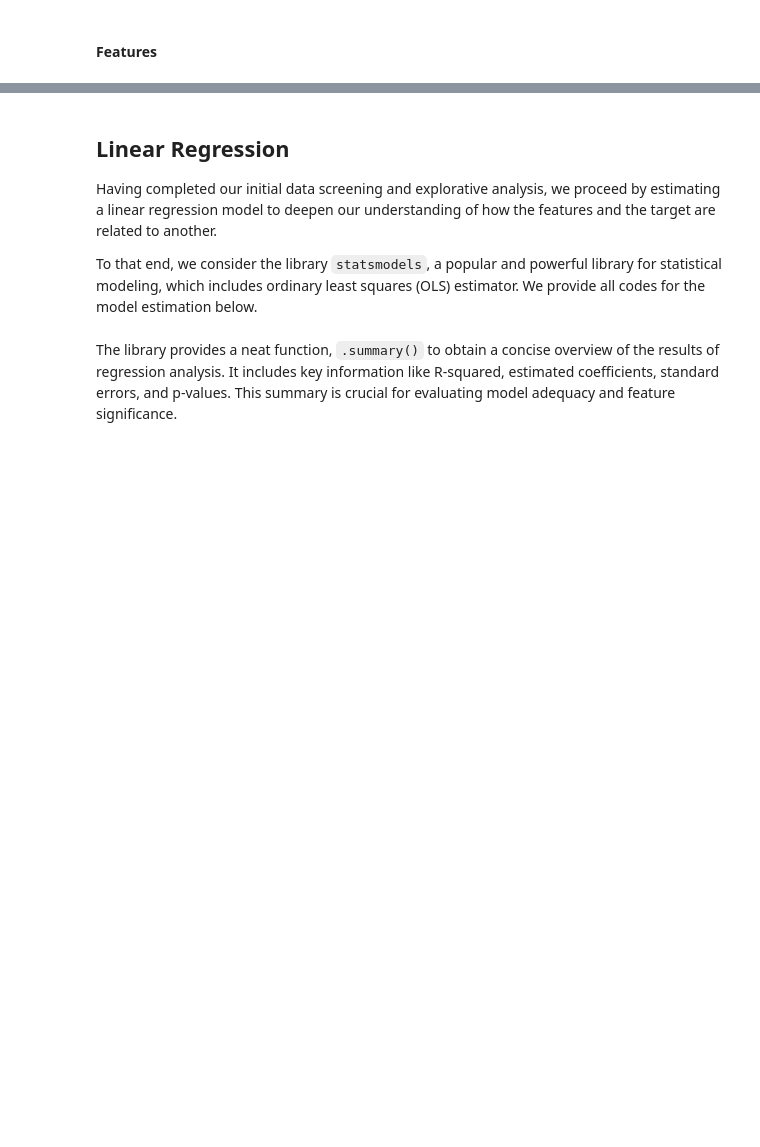
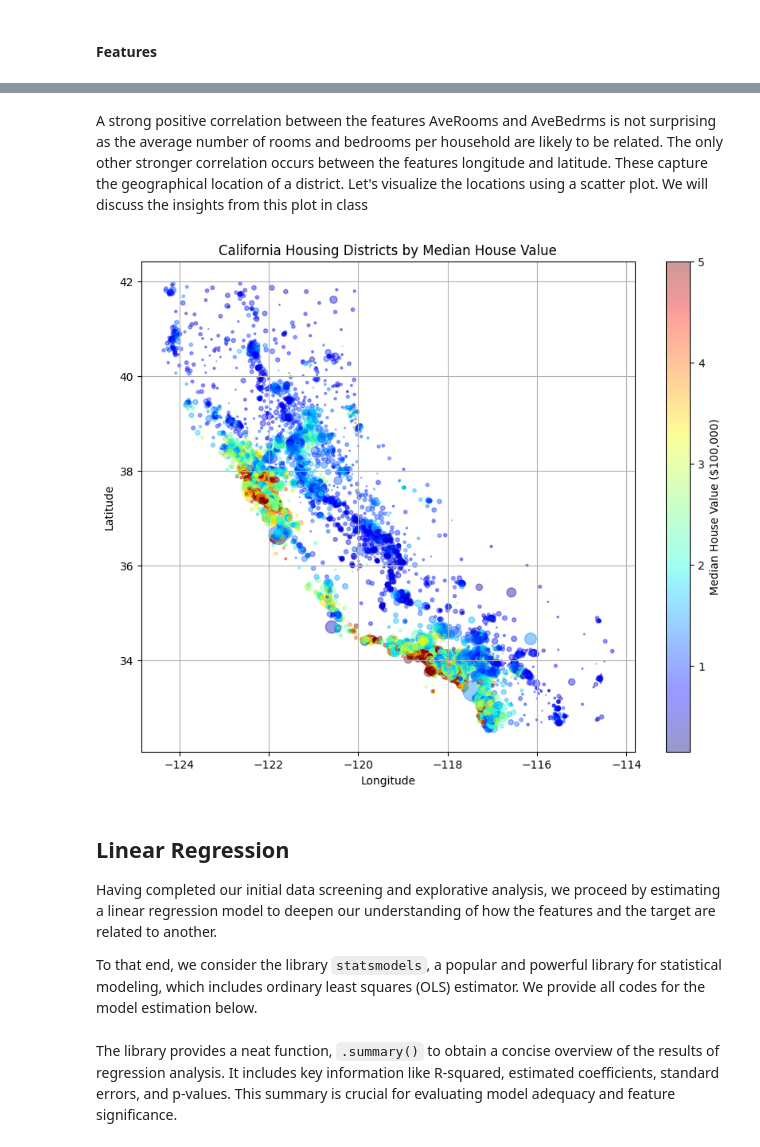
Before and after one commit to stefanlessmann/ESMT_IML, a Jupyter notebook: notebooks/p2_modeling_housing_prices.ipynb, the cells around one changed output, grey strips where cells are left out. Drawn from its saved outputs; the diff is of its cells as text; code cells hidden in the pictures; blank space fills up the shorter version.

```diff
--- a/notebooks/p2_modeling_housing_prices.ipynb
+++ b/notebooks/p2_modeling_housing_prices.ipynb
@@ -97,3 +177,23 @@ plt.show()
+# %% [markdown]
+A strong positive correlation between the features AveRooms and AveBedrms is not surprising as the average number of rooms and bedrooms per household are likely to be related. The only other stronger correlation occurs between the features longitude and latitude. These capture the geographical location of a district. Let's visualize the locations using a scatter plot. We will discuss the insights from this plot in class
+# %%
+# Create a scatter plot of longitude and latitude, colored by median house value
+plt.figure(figsize=(10, 8))
+scatter = plt.scatter(X['Longitude'],
+                      X['Latitude'],
+                      c=y,  # Color based on the target variable
+                      cmap=plt.get_cmap('jet'),  # Use 'jet' colormap for visualization
+                      s=california_housing.data['Population'] / 100,  # Size points based on population (scaled)
+                      alpha=0.4)  # Add some transparency
+
+plt.colorbar(scatter, label='Median House Value ($100,000)')  # Add a color bar
+plt.xlabel('Longitude')
+plt.ylabel('Latitude')
+plt.title('California Housing Districts by Median House Value')
+plt.grid(True)
+plt.show()
+# %% [output]
+[figure, added]
 # %% [markdown]
 ## Linear Regression
 Having completed our initial data screening and explorative analysis, we proceed by estimating a linear regression model to deepen our understanding of how the features and the target are related to another.
```
Also changed, not shown: parts of 14 cells of this notebook, 1 other file.
